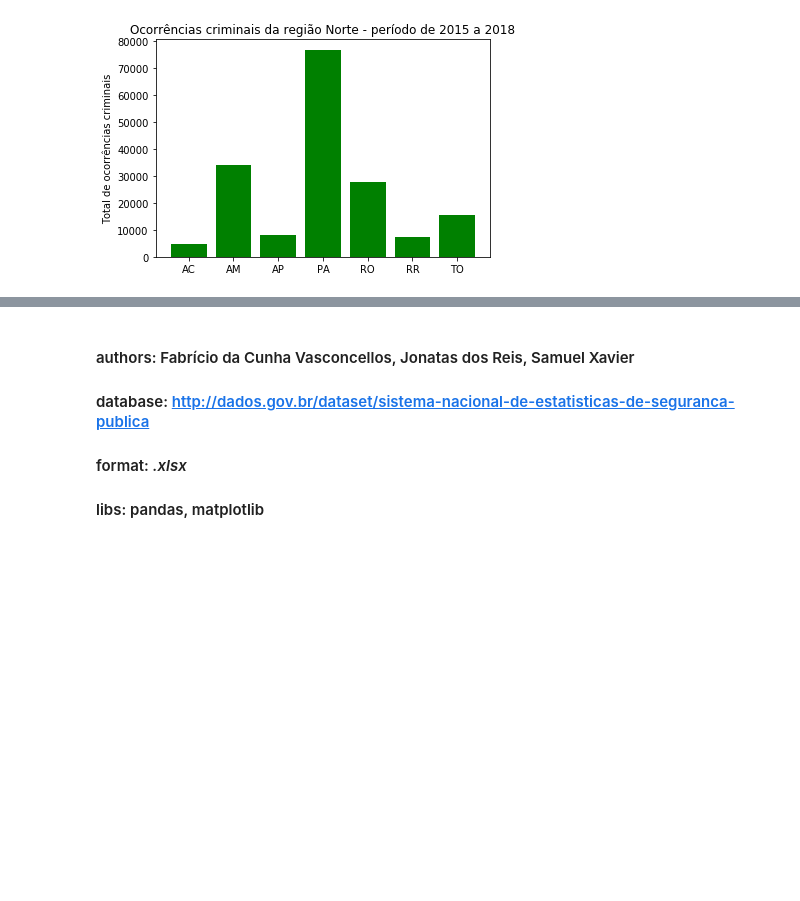
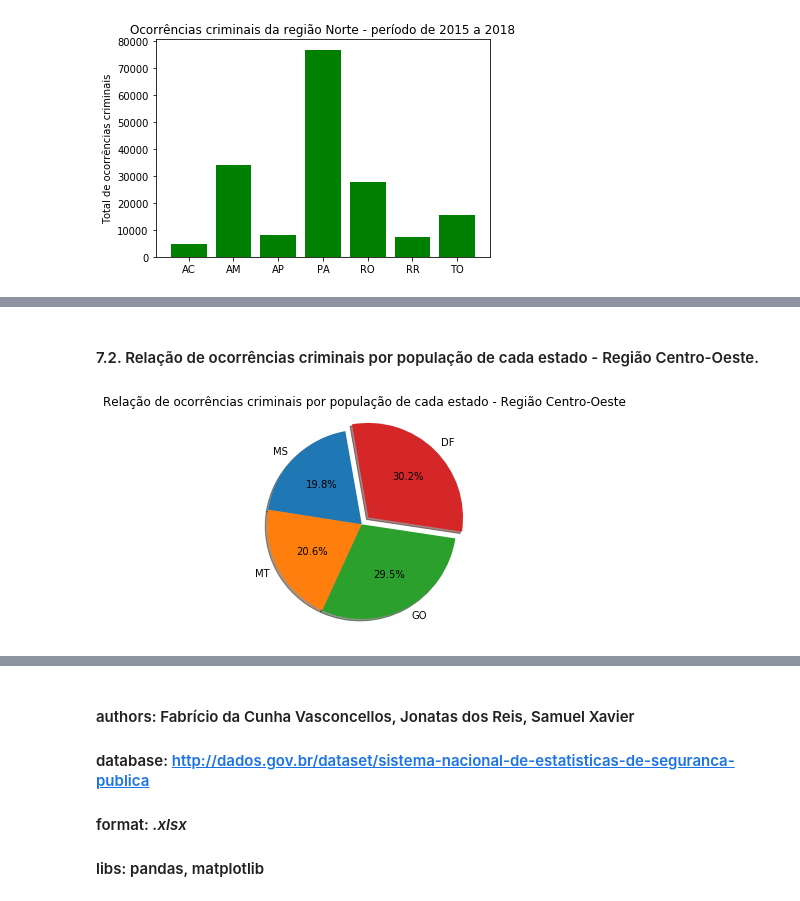
Before and after one commit to fabriciovasc/ocorrenciascriminais-py, a Jupyter notebook: EP2_AnaliseDadosPúblicos_OcorrenciasCriminais20152018.ipynb, the cells around one changed output, grey strips where cells are left out. Drawn from its saved outputs; the diff is of its cells as text; code cells hidden in the pictures; blank space fills up the shorter version.

```diff
--- a/EP2_AnaliseDadosPúblicos_OcorrenciasCriminais20152018.ipynb
+++ b/EP2_AnaliseDadosPúblicos_OcorrenciasCriminais20152018.ipynb
@@ -394,0 +530,11 @@ plt.show()
+# %% [markdown]
+#### 7.2. Relação de ocorrências criminais por população de cada estado - Região Centro-Oeste.
+# %%
+fig1, ax1 = plt.subplots()
+ax1.pie(relac_centro, explode=(0, 0, 0, 0.1), labels=centro_pie, autopct='%1.1f%%',
+        shadow=True, startangle=100)
+ax1.axis('equal')
+plt.title('Relação de ocorrências criminais por população de cada estado - Região Centro-Oeste', loc='center')
+plt.show()
+# %% [output]
+[figure, added]
```
Also changed, not shown: parts of 21 cells of this notebook, 1 other file.
